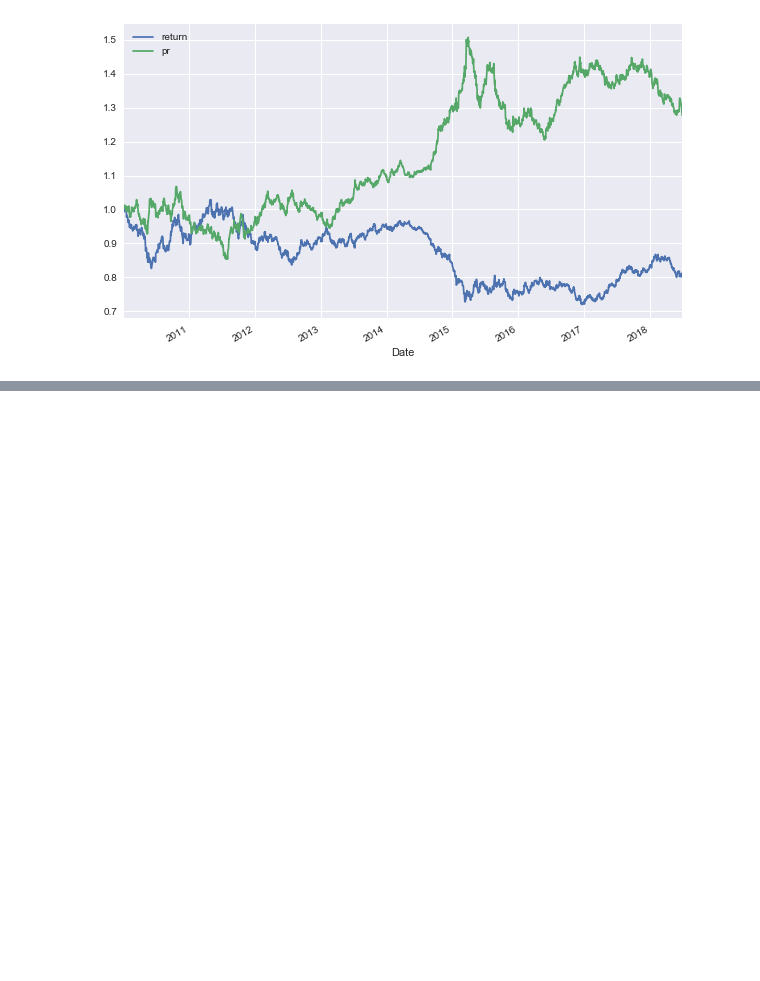
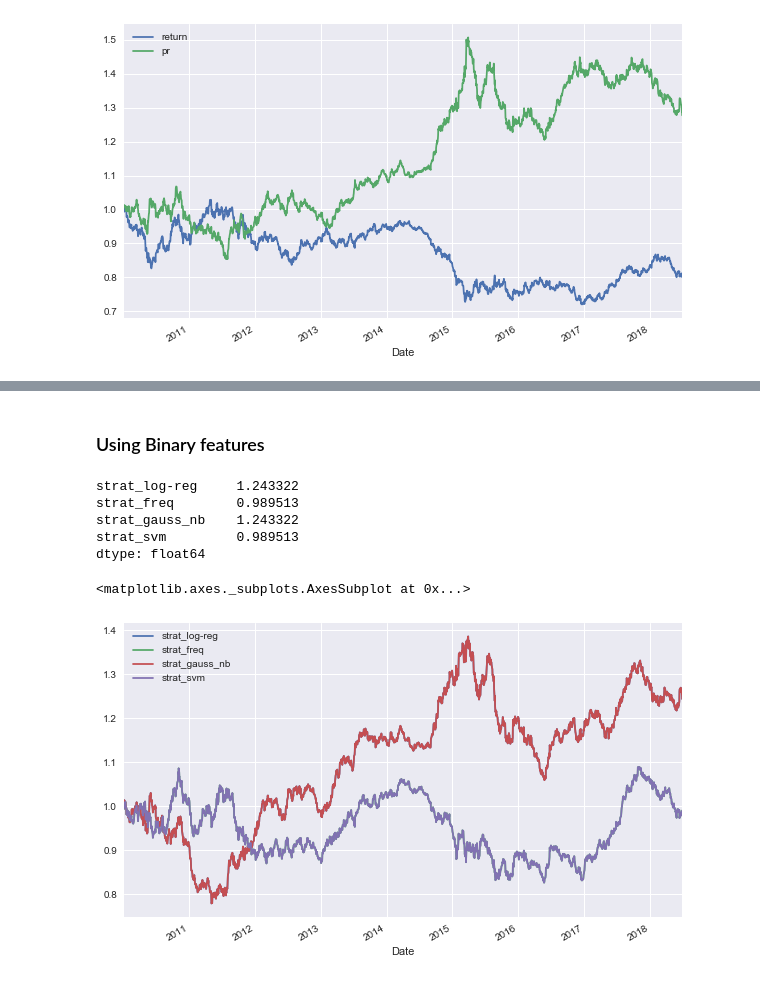
Before and after one commit to aliemamalinezhad/Time-Series-and-Financial, a Jupyter notebook: 03_Machine_Learning_Regression_prediction.ipynb, the cells around one changed output, grey strips where cells are left out. Cells and saved outputs as stored; diff of their text form; code cells hidden in the pictures; blank space fills up the shorter version.

```diff
--- a/03_Machine_Learning_Regression_prediction.ipynb
+++ b/03_Machine_Learning_Regression_prediction.ipynb
@@ -216,0 +301,2 @@ data[['return','pr']].cumsum().apply(np.exp).plot(figsize = (10,6))
+# %% [markdown]
+### Using Binary features
@@ -216,0 +307,14 @@ data[['return','pr']].cumsum().apply(np.exp).plot(figsize = (10,6))
+# %%
+C=1
+
+models ={
+    'log-reg':linear_model.LogisticRegression(C=C),
+    'gauss_nb':GaussianNB(),
+    'svm':SVC(C=C)
+}
+# %%
+def fit_models(data):
+    mfit ={model:models[model].fit(data[cols_bin], data['direction'])
+          for model in models.keys()}
+# %%
+fit_models(data)
@@ -216,0 +340,15 @@ data[['return','pr']].cumsum().apply(np.exp).plot(figsize = (10,6))
+# %%
+sel.insert(1, 'strat_freq')
+# %%
+data[sel].sum().apply(np.exp)
+# %% [output]
+strat_log-reg     1.243322
+strat_freq        0.989513
+strat_gauss_nb    1.243322
+strat_svm         0.989513
+dtype: float64
+# %%
+data[sel].cumsum().apply(np.exp).plot(figsize =(10,6))
+# %% [output]
+<matplotlib.axes._subplots.AxesSubplot at 0x...>
+[figure, added]
```
Also changed, not shown: parts of 19 cells of this notebook, 2 other files.
